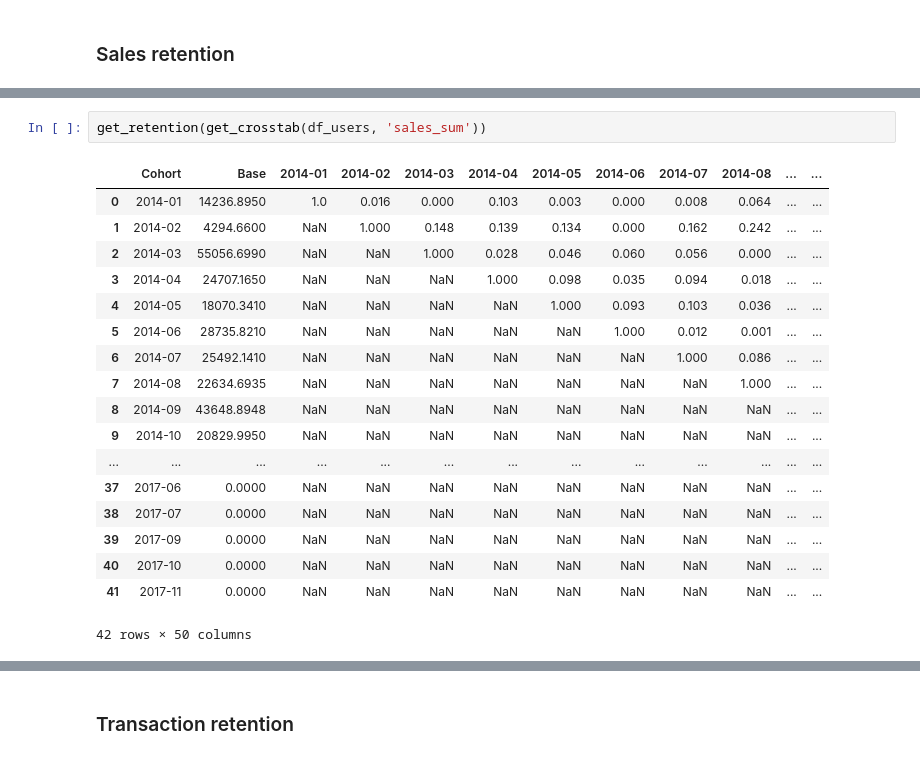
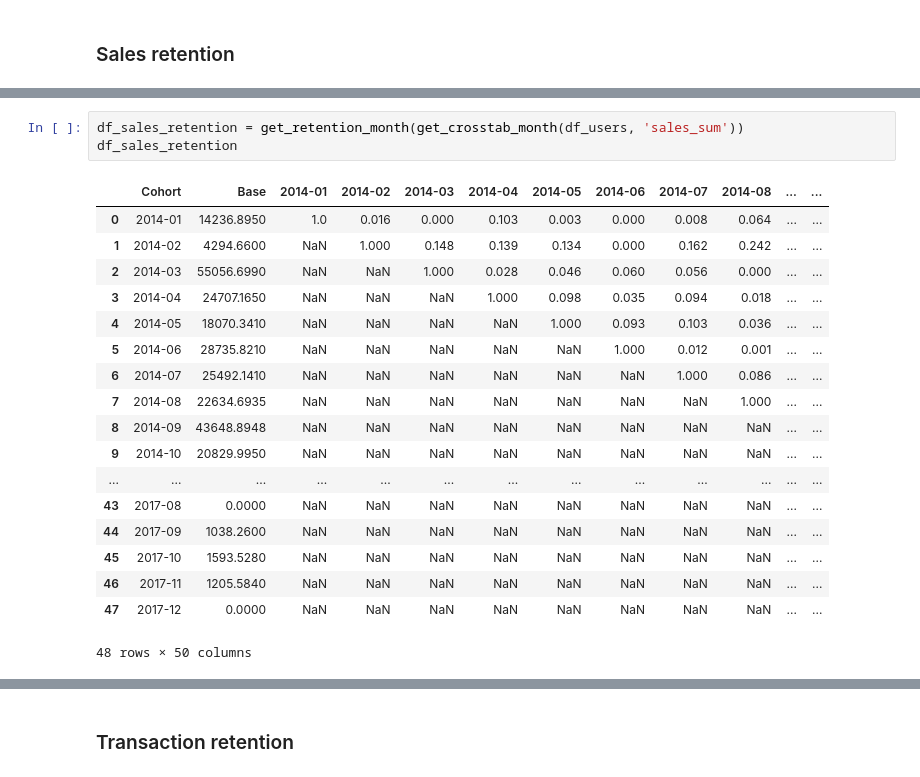
Before and after one commit to mushtakovdn/aaa_da_metrics_hw1, a Jupyter notebook: Orders Solution.ipynb, the cells around one changed output, grey strips where cells are left out. Saved outputs shown, nothing was run; the diff lists cells and outputs as text.

```diff
--- a/Orders Solution.ipynb
+++ b/Orders Solution.ipynb
@@ -467,21 +400,22 @@ for i in range(2, len(df_retention.columns)):
-# %%
-get_retention(get_crosstab(df_users, 'sales_sum'))
-# %% [output]
-|  | Cohort | Base | 2014-01 | 2014-02 | 2014-03 | 2014-04 | 2014-05 | 2014-06 | 2014-07 | 2014-08 | ... | ... |
-| 0 | 2014-01 | 14236.8950 | 1.0 | 0.016 | 0.000 | 0.103 | 0.003 | 0.000 | 0.008 | 0.064 | ... | ... |
-| 1 | 2014-02 | 4294.6600 | NaN | 1.000 | 0.148 | 0.139 | 0.134 | 0.000 | 0.162 | 0.242 | ... | ... |
-| 2 | 2014-03 | 55056.6990 | NaN | NaN | 1.000 | 0.028 | 0.046 | 0.060 | 0.056 | 0.000 | ... | ... |
-| 3 | 2014-04 | 24707.1650 | NaN | NaN | NaN | 1.000 | 0.098 | 0.035 | 0.094 | 0.018 | ... | ... |
-| 4 | 2014-05 | 18070.3410 | NaN | NaN | NaN | NaN | 1.000 | 0.093 | 0.103 | 0.036 | ... | ... |
-| 5 | 2014-06 | 28735.8210 | NaN | NaN | NaN | NaN | NaN | 1.000 | 0.012 | 0.001 | ... | ... |
-| 6 | 2014-07 | 25492.1410 | NaN | NaN | NaN | NaN | NaN | NaN | 1.000 | 0.086 | ... | ... |
-| 7 | 2014-08 | 22634.6935 | NaN | NaN | NaN | NaN | NaN | NaN | NaN | 1.000 | ... | ... |
-| 8 | 2014-09 | 43648.8948 | NaN | NaN | NaN | NaN | NaN | NaN | NaN | NaN | ... | ... |
-| 9 | 2014-10 | 20829.9950 | NaN | NaN | NaN | NaN | NaN | NaN | NaN | NaN | ... | ... |
-| ... | ... | ... | ... | ... | ... | ... | ... | ... | ... | ... | ... | ... |
-| 37 | 2017-06 | 0.0000 | NaN | NaN | NaN | NaN | NaN | NaN | NaN | NaN | ... | ... |
-| 38 | 2017-07 | 0.0000 | NaN | NaN | NaN | NaN | NaN | NaN | NaN | NaN | ... | ... |
-| 39 | 2017-09 | 0.0000 | NaN | NaN | NaN | NaN | NaN | NaN | NaN | NaN | ... | ... |
-| 40 | 2017-10 | 0.0000 | NaN | NaN | NaN | NaN | NaN | NaN | NaN | NaN | ... | ... |
-| 41 | 2017-11 | 0.0000 | NaN | NaN | NaN | NaN | NaN | NaN | NaN | NaN | ... | ... |
-42 rows × 50 columns
+# %%
+df_sales_retention = get_retention_month(get_crosstab_month(df_users, 'sales_sum'))
+df_sales_retention
+# %% [output]
+|  | Cohort | Base | 2014-01 | 2014-02 | 2014-03 | 2014-04 | 2014-05 | 2014-06 | 2014-07 | 2014-08 | ... | ... |
+| 0 | 2014-01 | 14236.8950 | 1.0 | 0.016 | 0.000 | 0.103 | 0.003 | 0.000 | 0.008 | 0.064 | ... | ... |
+| 1 | 2014-02 | 4294.6600 | NaN | 1.000 | 0.148 | 0.139 | 0.134 | 0.000 | 0.162 | 0.242 | ... | ... |
+| 2 | 2014-03 | 55056.6990 | NaN | NaN | 1.000 | 0.028 | 0.046 | 0.060 | 0.056 | 0.000 | ... | ... |
+| 3 | 2014-04 | 24707.1650 | NaN | NaN | NaN | 1.000 | 0.098 | 0.035 | 0.094 | 0.018 | ... | ... |
+| 4 | 2014-05 | 18070.3410 | NaN | NaN | NaN | NaN | 1.000 | 0.093 | 0.103 | 0.036 | ... | ... |
+| 5 | 2014-06 | 28735.8210 | NaN | NaN | NaN | NaN | NaN | 1.000 | 0.012 | 0.001 | ... | ... |
+| 6 | 2014-07 | 25492.1410 | NaN | NaN | NaN | NaN | NaN | NaN | 1.000 | 0.086 | ... | ... |
+| 7 | 2014-08 | 22634.6935 | NaN | NaN | NaN | NaN | NaN | NaN | NaN | 1.000 | ... | ... |
+| 8 | 2014-09 | 43648.8948 | NaN | NaN | NaN | NaN | NaN | NaN | NaN | NaN | ... | ... |
+| 9 | 2014-10 | 20829.9950 | NaN | NaN | NaN | NaN | NaN | NaN | NaN | NaN | ... | ... |
+| ... | ... | ... | ... | ... | ... | ... | ... | ... | ... | ... | ... | ... |
+| 43 | 2017-08 | 0.0000 | NaN | NaN | NaN | NaN | NaN | NaN | NaN | NaN | ... | ... |
+| 44 | 2017-09 | 1038.2600 | NaN | NaN | NaN | NaN | NaN | NaN | NaN | NaN | ... | ... |
+| 45 | 2017-10 | 1593.5280 | NaN | NaN | NaN | NaN | NaN | NaN | NaN | NaN | ... | ... |
+| 46 | 2017-11 | 1205.5840 | NaN | NaN | NaN | NaN | NaN | NaN | NaN | NaN | ... | ... |
+| 47 | 2017-12 | 0.0000 | NaN | NaN | NaN | NaN | NaN | NaN | NaN | NaN | ... | ... |
+48 rows × 50 columns
```
Also changed, not shown: parts of 24 cells of this notebook.
